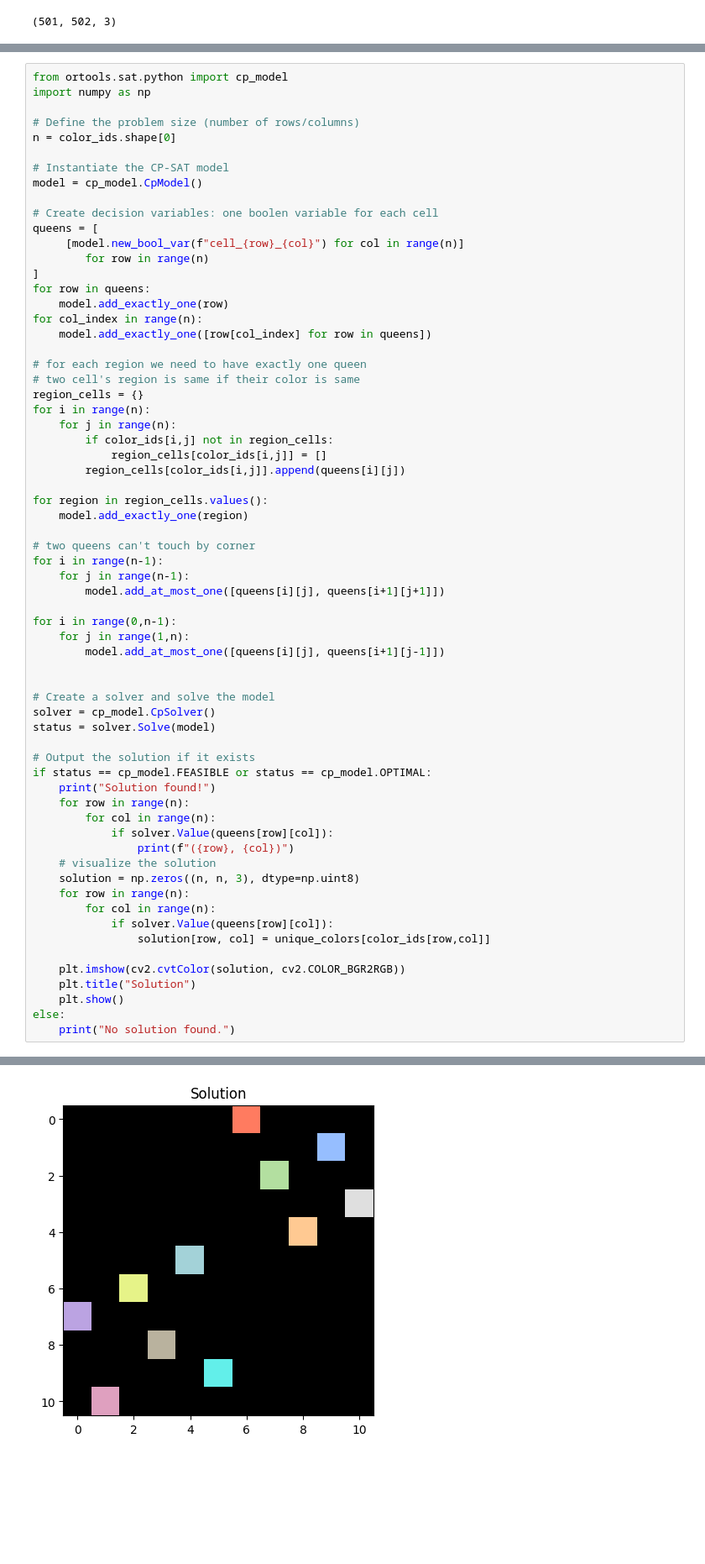
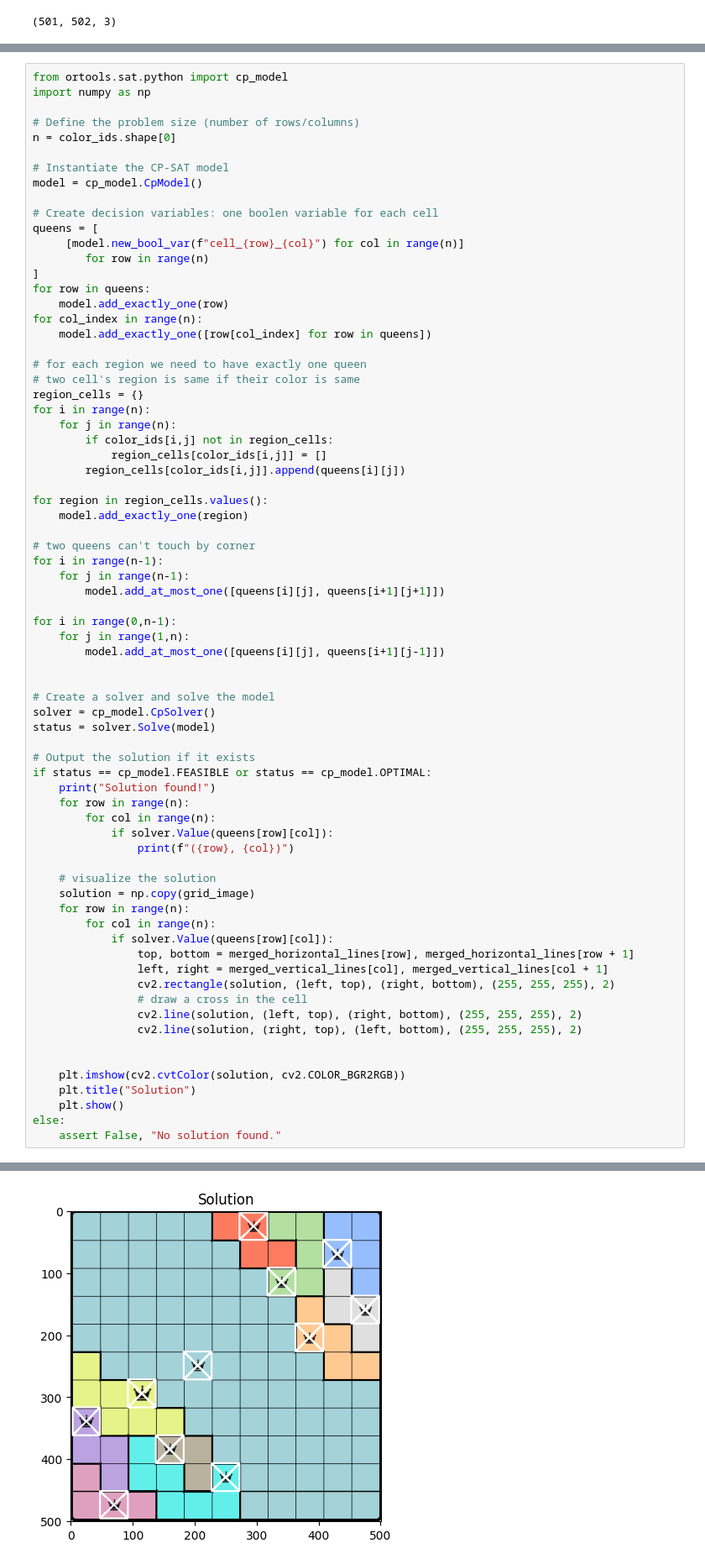
Before and after one commit to mahdihasnat/queens-by-linkedin-solver, a Jupyter notebook: solver.ipynb, the cells around one changed output, grey strips where cells are left out. Shown: that part at 84% size. Drawn from its saved outputs; the diff is of its cells as text; blank space fills up the shorter version.

Commit message:
Visualize solution

```diff
--- a/solver.ipynb
+++ b/solver.ipynb
@@ -295,34 +291,41 @@ status = solver.Solve(model)
 
 # Output the solution if it exists
 if status == cp_model.FEASIBLE or status == cp_model.OPTIMAL:
     print("Solution found!")
     for row in range(n):
         for col in range(n):
             if solver.Value(queens[row][col]):
                 print(f"({row}, {col})")
+
     # visualize the solution
-    solution = np.zeros((n, n, 3), dtype=np.uint8)
+    solution = np.copy(grid_image)
     for row in range(n):
         for col in range(n):
             if solver.Value(queens[row][col]):
-                solution[row, col] = unique_colors[color_ids[row,col]]
+                top, bottom = merged_horizontal_lines[row], merged_horizontal_lines[row + 1]
+                left, right = merged_vertical_lines[col], merged_vertical_lines[col + 1]
+                cv2.rectangle(solution, (left, top), (right, bottom), (255, 255, 255), 2)
+                # draw a cross in the cell
+                cv2.line(solution, (left, top), (right, bottom), (255, 255, 255), 2)
+                cv2.line(solution, (right, top), (left, bottom), (255, 255, 255), 2)
+
 
     plt.imshow(cv2.cvtColor(solution, cv2.COLOR_BGR2RGB))
     plt.title("Solution")
     plt.show()
 else:
-    print("No solution found.")
+    assert False, "No solution found."
 # %% [output]
 Solution found!
 (0, 6)
 (1, 9)
 (2, 7)
 (3, 10)
 (4, 8)
 (5, 4)
 (6, 2)
 (7, 0)
 (8, 3)
 (9, 5)
 (10, 1)
-[figure, old version]
+[figure, new version]
```
Also changed, not shown: parts of 1 cell of this notebook.
